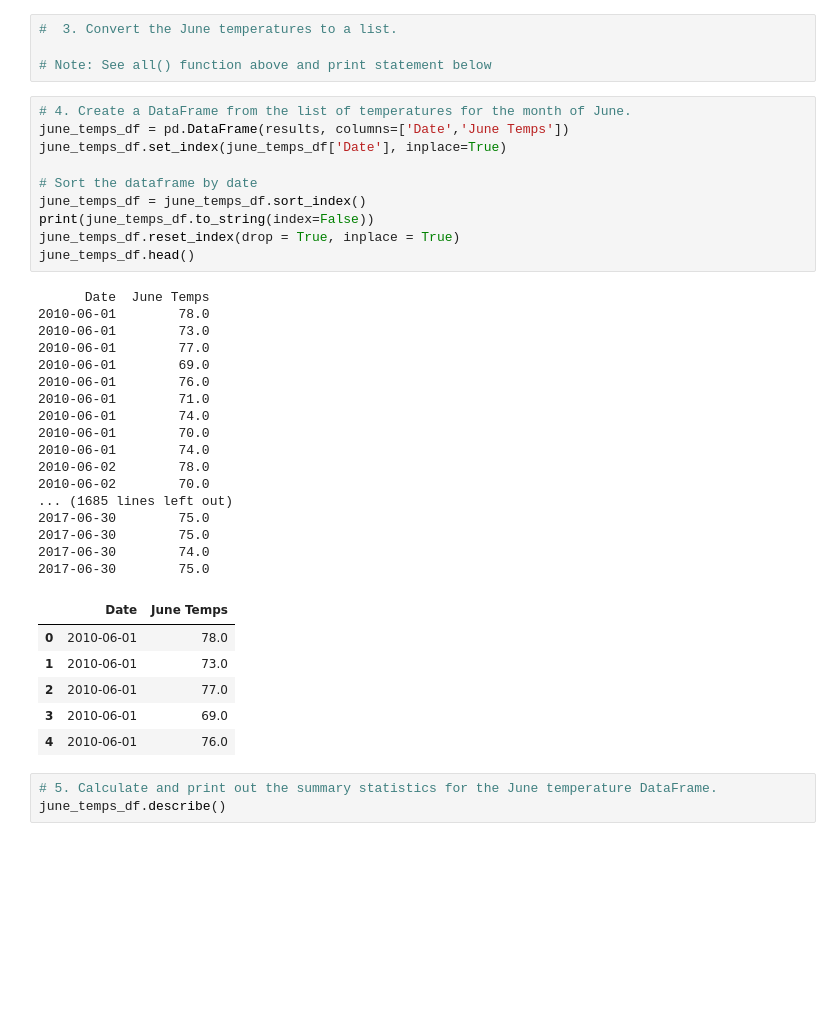
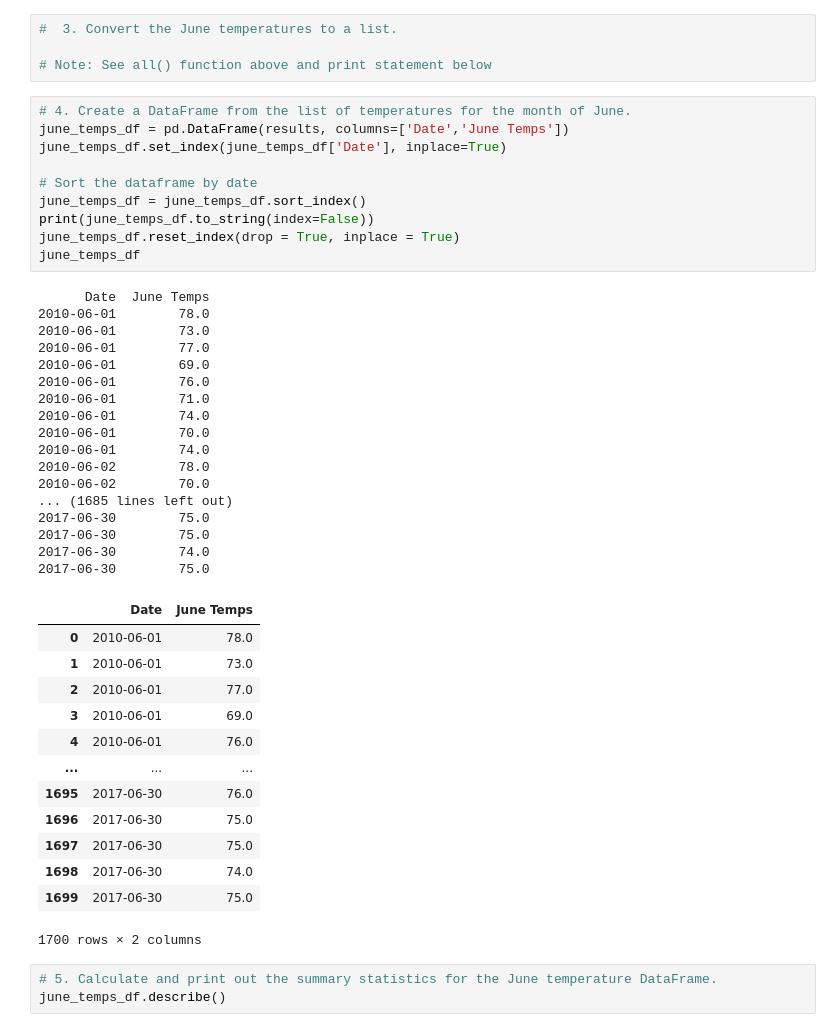
Before and after one commit to Christy-cyber/surfs_up, a Jupyter notebook: SurfsUp_Challenge.ipynb, the cells around one changed output. Cells and saved outputs as stored; diff of their text form; blank space fills up the shorter version.

```diff
--- a/SurfsUp_Challenge.ipynb
+++ b/SurfsUp_Challenge.ipynb
@@ -53,34 +56,41 @@ june_temps_df = pd.DataFrame(results, columns=['Date','June Temps'])
 june_temps_df.set_index(june_temps_df['Date'], inplace=True)
 
 # Sort the dataframe by date
 june_temps_df = june_temps_df.sort_index()
 print(june_temps_df.to_string(index=False))
 june_temps_df.reset_index(drop = True, inplace = True)
-june_temps_df.head()
+june_temps_df
 # %% [output]
       Date  June Temps
 2010-06-01        78.0
 2010-06-01        73.0
 2010-06-01        77.0
 2010-06-01        69.0
 2010-06-01        76.0
 2010-06-01        71.0
 2010-06-01        74.0
 2010-06-01        70.0
 2010-06-01        74.0
 2010-06-02        78.0
 2010-06-02        70.0
 ... (1685 lines left out)
 2017-06-30        75.0
 2017-06-30        75.0
 2017-06-30        74.0
 2017-06-30        75.0
 |  | Date | June Temps |
 | 0 | 2010-06-01 | 78.0 |
 | 1 | 2010-06-01 | 73.0 |
 | 2 | 2010-06-01 | 77.0 |
 | 3 | 2010-06-01 | 69.0 |
 | 4 | 2010-06-01 | 76.0 |
+| ... | ... | ... |
+| 1695 | 2017-06-30 | 76.0 |
+| 1696 | 2017-06-30 | 75.0 |
+| 1697 | 2017-06-30 | 75.0 |
+| 1698 | 2017-06-30 | 74.0 |
+| 1699 | 2017-06-30 | 75.0 |
+1700 rows × 2 columns
 # %%
 # 5. Calculate and print out the summary statistics for the June temperature DataFrame.
 june_temps_df.describe()
```
Also changed, not shown: parts of 6 cells of this notebook.
